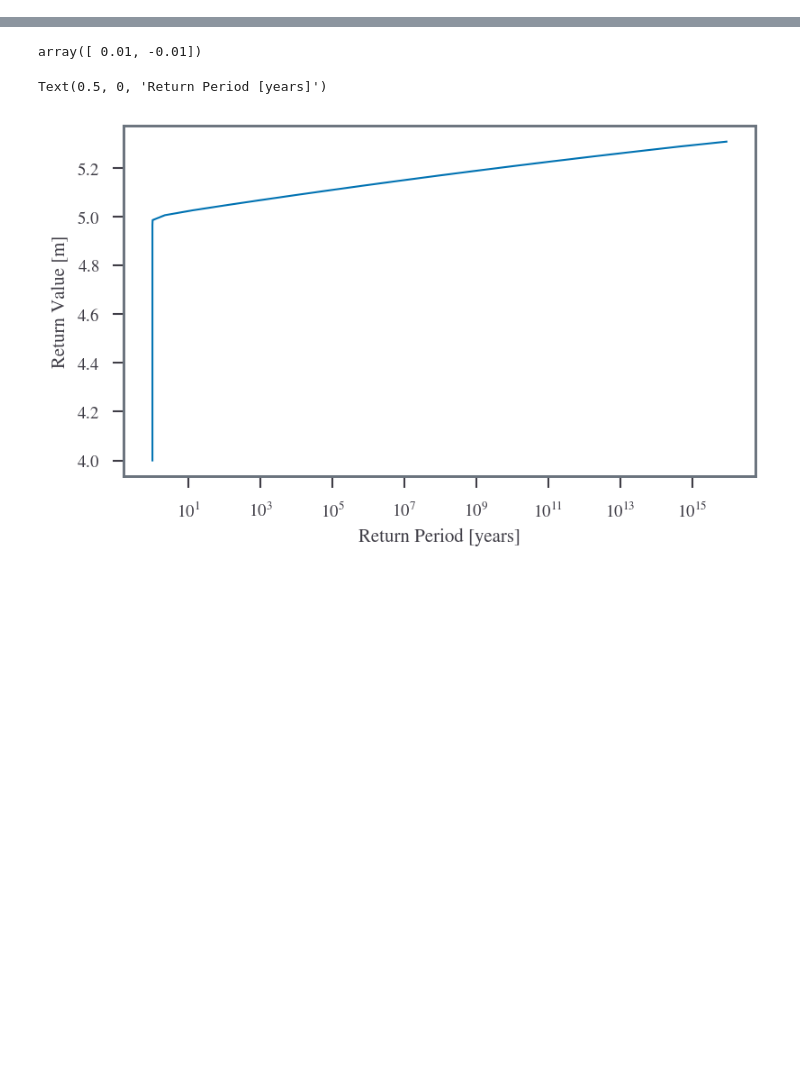
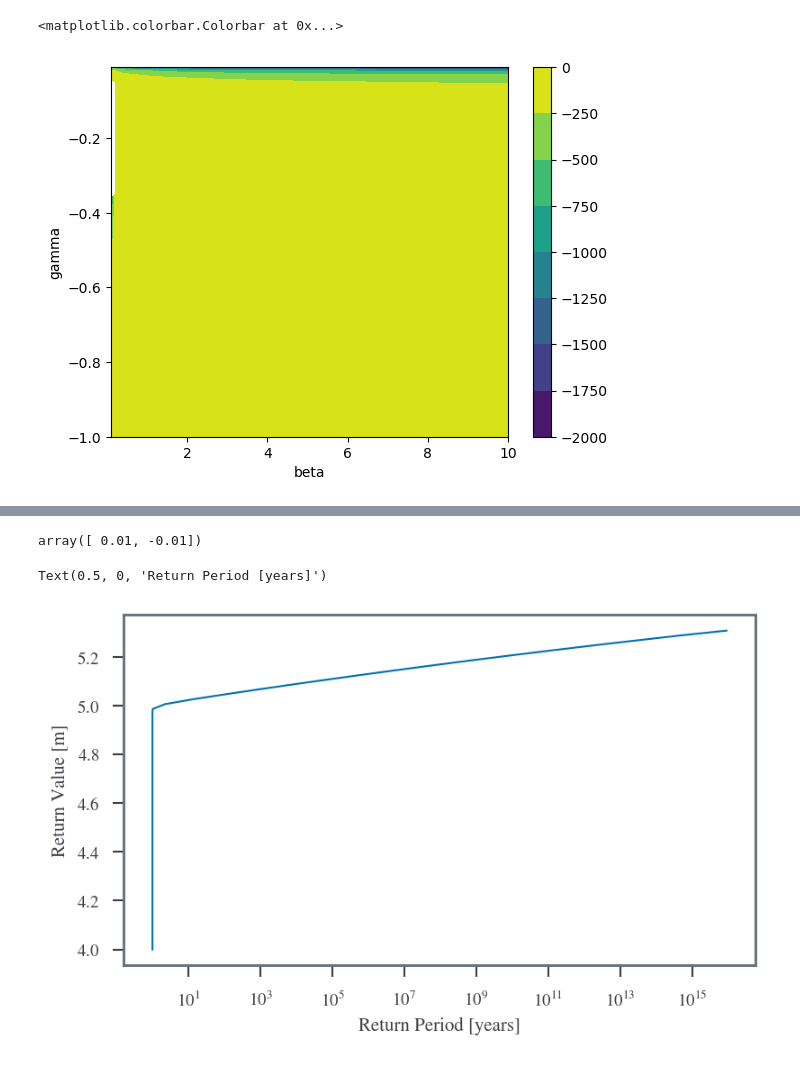
Before and after one commit to sdat2/PotentialHeight, a Jupyter notebook: ipynb/05-02-evt.ipynb, the cells around one changed output, grey strips where cells are left out. Drawn from its saved outputs; the diff is of its cells as text; code cells hidden in the pictures; blank space fills up the shorter version.

```diff
--- a/ipynb/05-02-evt.ipynb
+++ b/ipynb/05-02-evt.ipynb
@@ -30,3 +76,17 @@ def bg_ll_jac(z: np.ndarray, z_star: float, beta: float, gamma: float):
+# %%
+betas = np.linspace(0.1, 10, 100)
+gammas = np.linspace(-1, -0.01, 100)
+betas, gammas = np.meshgrid(betas, gammas)
+
+lls = ll_beta_gamma(betas, gammas)
+
+plt.contourf(betas, gammas, lls)
+plt.xlabel("beta")
+plt.ylabel("gamma")
+plt.colorbar()
+# %% [output]
+<matplotlib.colorbar.Colorbar at 0x...>
+[figure, added]
 # %%
 z = np.array([1, 2, 3, 4, 5])
 z_star = 6
```
Also changed, not shown: parts of 11 cells of this notebook.
